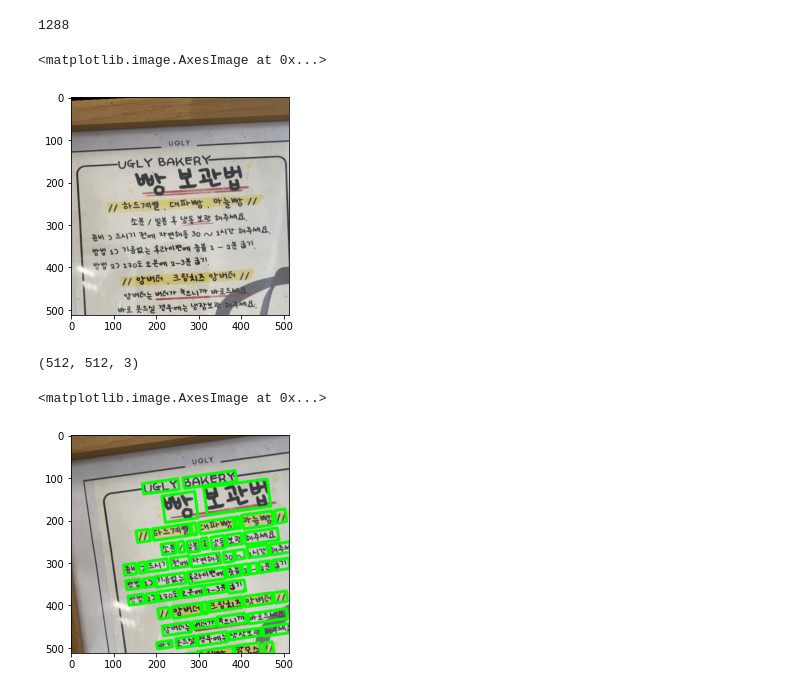
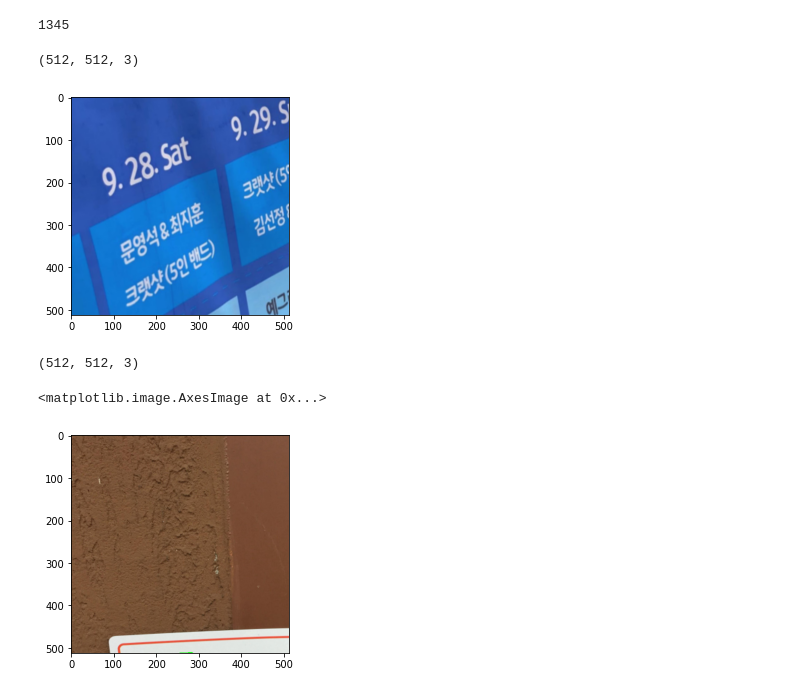
Before and after one commit to boostcampaitech3/level2-data-annotation_cv-level2-cv-11, a Jupyter notebook: Offline_Resize.ipynb, the cells around one changed output. Saved outputs shown, nothing was run; the diff lists cells and outputs as text; code cells hidden in the pictures.

Commit message:
Update ICDAR2019 dataset

```diff
--- a/Offline_Resize.ipynb
+++ b/Offline_Resize.ipynb
@@ -20,6 +20,7 @@ import albumentations as A
 from torch.utils.data import Dataset
 from shapely.geometry import Polygon
 
+from get_rect import minimum_bounding_rectangle as get_mbr
 
 def cal_distance(x1, y1, x2, y2):
     '''calculate the Euclidean distance'''
@@ -230,7 +231,8 @@ def crop_img(img, vertices, labels, length):
         cnt += 1
         start_w = int(np.random.rand() * remain_w)
         start_h = int(np.random.rand() * remain_h)
-        flag = is_cross_text([start_w, start_h], length, new_vertices[labels==1,:])
+        if len(new_vertices) == 2:
+            flag = is_cross_text([start_w, start_h], length, new_vertices[labels==1,:])
     box = (start_w, start_h, start_w + length, start_h + length)
     region = img.crop(box)
     if new_vertices.size == 0:
@@ -365,7 +367,11 @@ class SceneTextDataset(Dataset):
 
         vertices, labels = [], []
         for word_info in self.anno['images'][image_fname]['words'].values():
-            vertices.append(np.array(word_info['points']).flatten())
+            vertice = np.array(word_info['points'])
+            if len(vertice) != 4: # not rectangle
+                vertice = get_mbr(vertice)
+            vertices.append(vertice.flatten()) # modified
+            # vertices.append(np.array(word_info['points']).flatten())
             labels.append(int(not word_info['illegibility']))
         vertices, labels = np.array(vertices, dtype=np.float32), np.array(labels, dtype=np.int64)
 
@@ -382,15 +388,14 @@ class SceneTextDataset(Dataset):
             image = image.convert('RGB')
         image = np.array(image)
 
-        funcs = []
-        if self.color_jitter:
-            funcs.append(A.ColorJitter(0.5, 0.5, 0.5, 0.25))
-        # if self.normalize:
-        #     funcs.append(A.Normalize(mean=(0.5, 0.5, 0.5), std=(0.5, 0.5, 0.5)))
-        # funcs.append(A.CLAHE(p=1.0))
-        transform = A.Compose(funcs)
+#         funcs = []
+#         if self.color_jitter:
+#             funcs.append(A.ColorJitter(0.5, 0.5, 0.5, 0.25))
+#         if self.normalize:
+#             funcs.append(A.Normalize(mean=(0.5, 0.5, 0.5), std=(0.5, 0.5, 0.5)))
+#         transform = A.Compose(funcs)
 
-        image = transform(image=image)['image']
+#         image = transform(image=image)['image']
         word_bboxes = np.reshape(vertices, (-1, 4, 2))
         roi_mask = generate_roi_mask(image, vertices, labels)
 
@@ -398,5 +403,7 @@ class SceneTextDataset(Dataset):
 # %%
 data_dir = '/opt/ml/input/data/ICDAR17_Korean'
 data_dir = '/opt/ml/input2'
+data_dir = '/opt/ml/total'
+data_dir = '/opt/ml/
 # %%
-train_dataset = SceneTextDataset(data_dir, split='train', image_size=1024, crop_size=512)
+train_dataset = SceneTextDataset(data_dir, split='cv_new_train', image_size=1024, crop_size=512)
@@ -407,28 +415,29 @@ train_dataset = SceneTextDataset(data_dir, split='train', image_size=1024, crop_
 # %%
 len(train_dataset)
 # %% [output]
-1288
+1345
 # %%
-x = train_dataset[101]
+x = train_dataset[0]
 im = Image.fromarray(x[0])
-im.save("origin.jpeg")
+# im.save("./origin.jpeg")
 plt.imshow(x[0])
+print(x[0].shape)
 # %% [output]
-<matplotlib.image.AxesImage at 0x...>
+(512, 512, 3)
-[figure, old version]
+[figure, new version]
 # %%
-x = train_dataset[101]
+x = train_dataset[1200]
 im = Image.fromarray(x[0])
-im.save("origin.jpeg")
+# im.save("origin.jpeg")
 print(x[0].shape)
 for pts in x[1]:
     pts = np.array(pts, np.int32).reshape((-1, 1, 2))
     cv2.polylines(x[0], [pts], True, (0,255,0), 5)
 
 im = Image.fromarray(x[0])
-im.save("aug.jpeg")
+# im.save("aug.jpeg")
 plt.imshow(x[0])
 # %% [output]
 (512, 512, 3)
 <matplotlib.image.AxesImage at 0x...>
-[figure, old version]
+[figure, new version]
```
Also changed, not shown: parts of 2 cells of this notebook, 14 other files.
